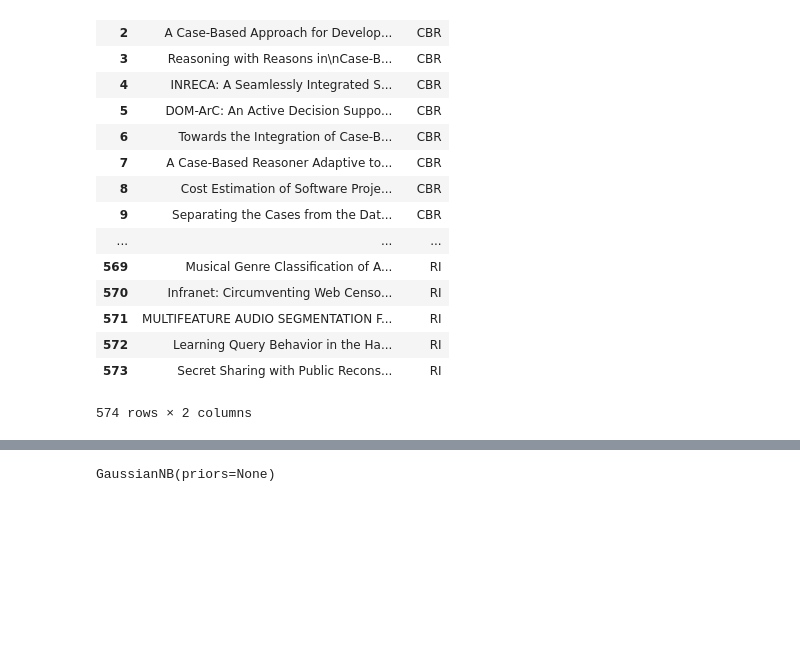
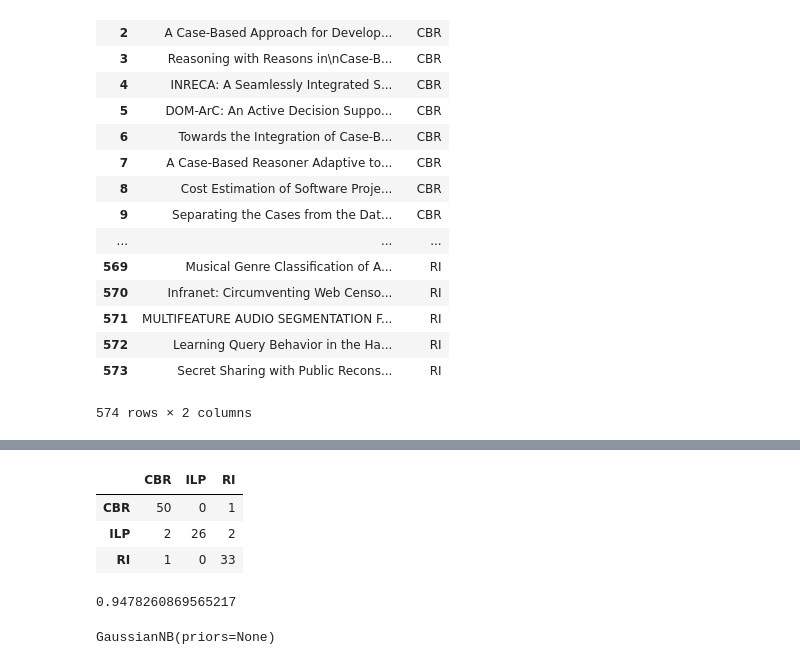
Before and after one commit to matheusjorge/TextMining_Proj1, a Jupyter notebook: Projeto1.ipynb, the cells around one changed output, grey strips where cells are left out. Drawn from its saved outputs; the diff is of its cells as text; code cells hidden in the pictures; blank space fills up the shorter version.

```diff
--- a/Projeto1.ipynb
+++ b/Projeto1.ipynb
@@ -243,0 +210,5 @@ n.predict(test_df.iloc[0])
+# %%
+r = []
+for t in test_df.index:
+    r.append(n.predict(test_df.iloc[t])[1])
+r = np.array(r)
@@ -244,3 +245,14 @@ n.predict(test_df.iloc[0])
+# %%
+confusion_matrix(y_pred=r, y_true=test['Class'].values)
+# %% [output]
+|  | CBR | ILP | RI |
+| CBR | 50 | 0 | 1 |
+| ILP | 2 | 26 | 2 |
+| RI | 1 | 0 | 33 |
+# %%
+Accuracy(y_pred=r, y_true=test['Class'].values)
+# %% [output]
+0.9478260869565217
 # %%
 from sklearn.naive_bayes import GaussianNB
 
```
Also changed, not shown: parts of 16 cells of this notebook.
